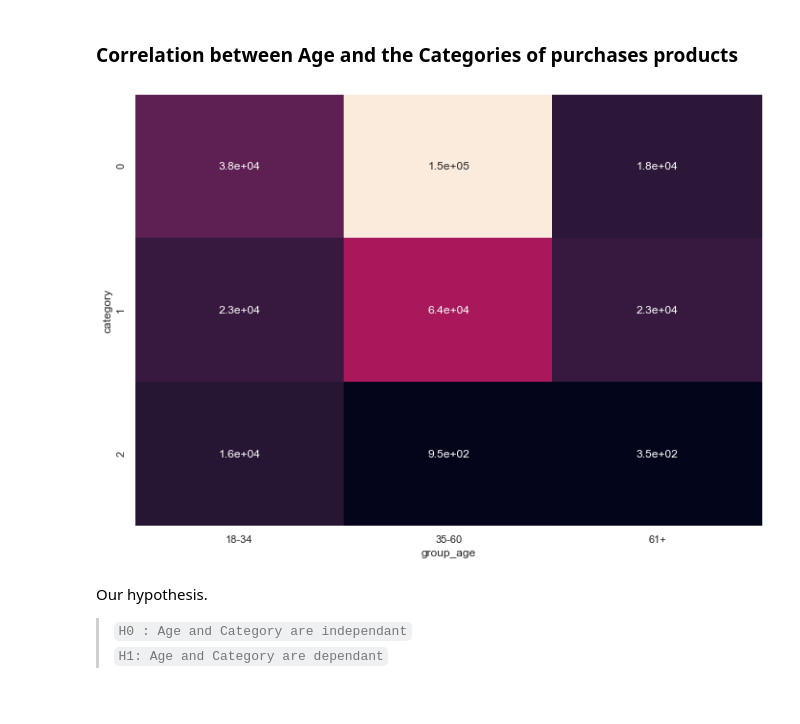
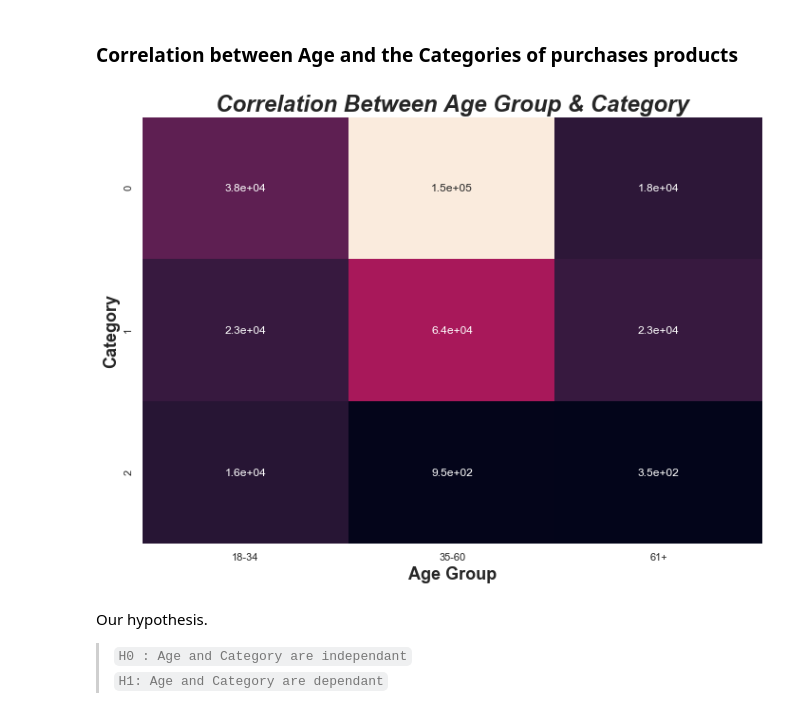
Before and after one commit to furawa/OC_data_analyst_projects, a Jupyter notebook: 02_analyze_company_sales/analyze_sales.ipynb, the cells around one changed output. Cells and saved outputs as stored; diff of their text form; code cells hidden in the pictures.

```diff
--- a/02_analyze_company_sales/analyze_sales.ipynb
+++ b/02_analyze_company_sales/analyze_sales.ipynb
@@ -474,11 +482,16 @@ def group_age(age:int) -> str:
         return "61+"
 # Create the group_age variable and turn it into category
 sales_clean["group_age"] = sales_clean.age.apply(group_age).astype("category")
-# %%
-group_age_category_table = pd.crosstab(index = sales_clean.category, columns = sales_clean.group_age)
-sns.heatmap(group_age_category_table, annot = True, cbar = False);
-# %% [output]
-[figure, removed]
+# %%
+# Compute the contigency table
+group_age_category_table = pd.crosstab(index = sales_clean.category, columns = sales_clean.group_age)
+# Plot the heatmap
+sns.heatmap(group_age_category_table, annot = True, cbar = False)
+plt.title("Correlation Between Age Group & Category", fontsize = 24, fontweight = "bold", fontstyle = "italic")
+plt.xlabel("Age Group", fontsize = 18, fontweight = "bold")
+plt.ylabel("Category", fontsize = 18, fontweight = "bold");
+# %% [output]
+[figure, added]
 # %% [markdown]
 Our hypothesis.
 >   `H0 : Age and Category are independant`
```
Also changed, not shown: parts of 15 cells of this notebook.
